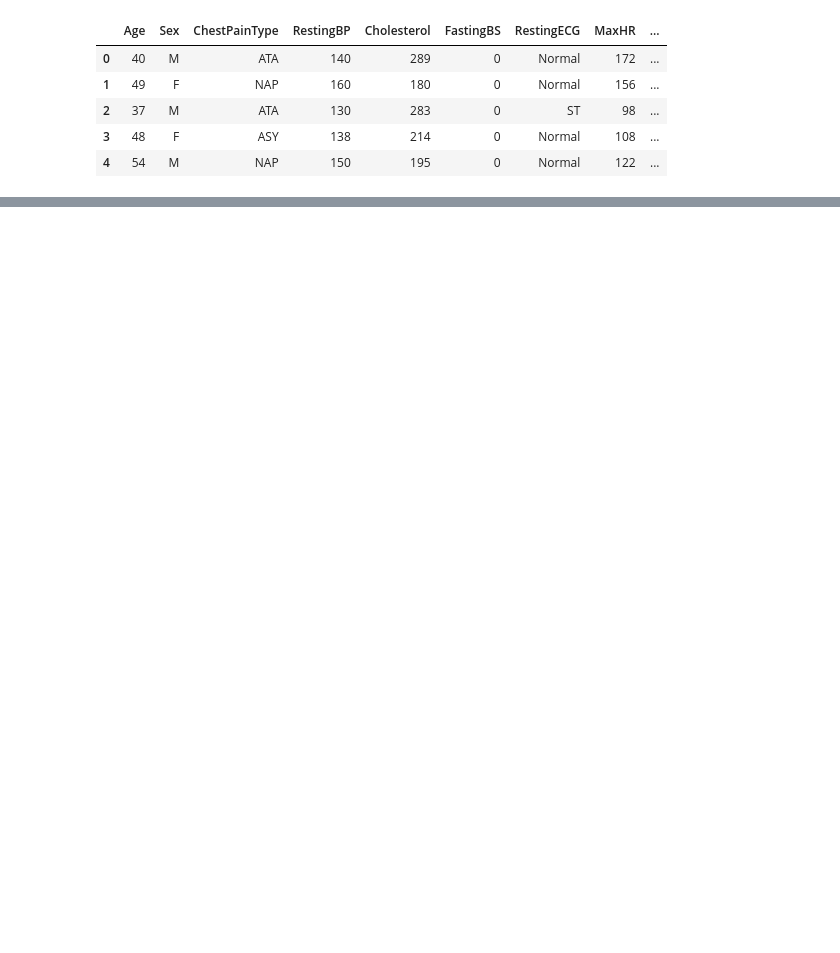
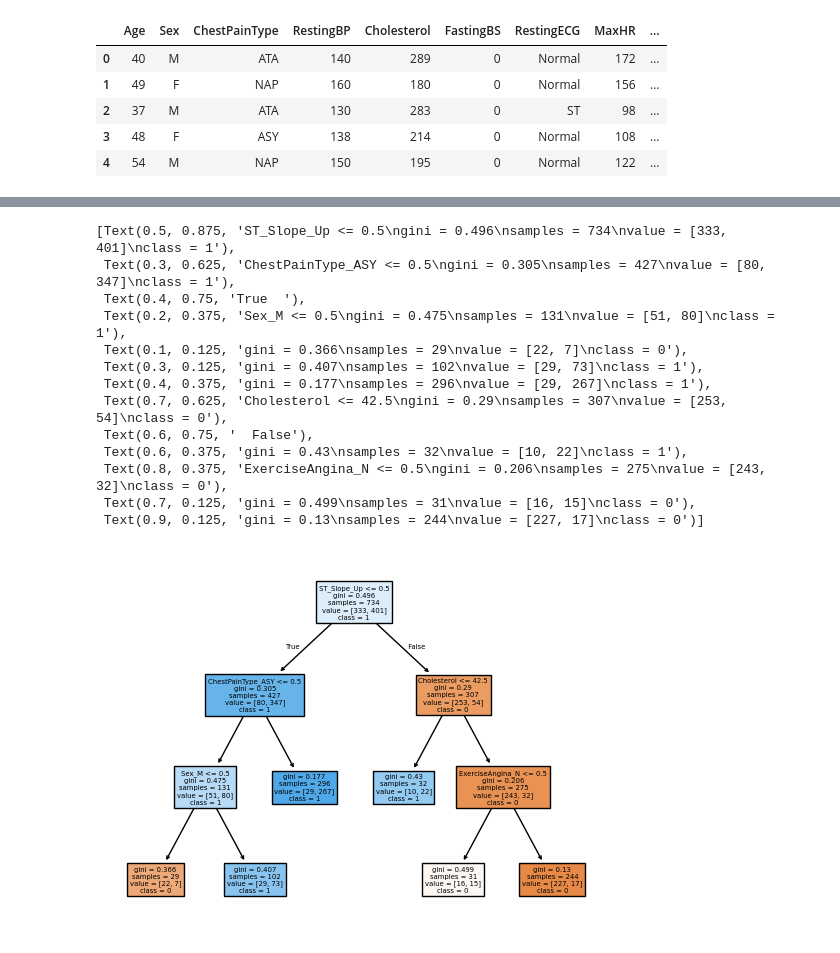
Before and after one commit to gracehecke/heartDiseaseStudy, a Jupyter notebook: heart_disease.ipynb, the cells around one changed output, grey strips where cells are left out. Drawn from its saved outputs; the diff is of its cells as text; code cells hidden in the pictures; blank space fills up the shorter version.

Commit message:
decision tree completed models with predictions, performance reports

```diff
--- a/heart_disease.ipynb
+++ b/heart_disease.ipynb
@@ -1,7 +1,7 @@
 # %%
 import pandas as pd
 
-heart = pd.read_csv('heart.csv')
+heart = pd.read_csv('heart_disease.csv')
 
 clean_heart = heart.dropna()
 
@@ -18,34 +18,40 @@ from sklearn import tree
 from sklearn.preprocessing import OneHotEncoder
 from sklearn.model_selection import train_test_split
 
-heart_tree = tree.DecisionTreeClassifier()
+heart_tree = tree.DecisionTreeClassifier(min_impurity_decrease=.01)
 
 categorical_cols = ['Sex', 'ChestPainType', 'RestingECG', 'ExerciseAngina', 'ST_Slope']
 
 x = clean_heart.drop('HeartDisease', axis=1)
 y = clean_heart['HeartDisease']
-
 x_train, x_test, y_train, y_test = train_test_split(x, y, test_size=.2, random_state=42)
 
 encoder = OneHotEncoder(sparse_output=False)
-encoded_x_train = encoder.fit_transform(x_train[categorical_cols])
-encoded_x_test = encoder.transform(x_test[categorical_cols])
+encoder.fit(x_train[categorical_cols])
 
-encoded_x_train = pd.DataFrame(encoded_x_train, index=x_train.index)
-encoded_x_test = pd.DataFrame(encoded_x_test, index=x_test.index)
+encoded_col_names = encoder.get_feature_names_out(categorical_cols)
 
-x_train = x_train.drop(categorical_cols, axis=1)
-x_test = x_test.drop(categorical_cols, axis=1)
+encoded_x_train = pd.DataFrame(
+    encoder.transform(x_train[categorical_cols]),
+    index=x_train.index,
+    columns=encoded_col_names
+)
+encoded_x_test = pd.DataFrame(
+    encoder.transform(x_test[categorical_cols]),
+    index=x_test.index,
+    columns=encoded_col_names
+)
 
-x_train = pd.concat([x_train, encoded_x_train], axis=1)
-x_test = pd.concat([x_test, encoded_x_test], axis=1)
+x_train = pd.concat([x_train.drop(categorical_cols, axis=1), encoded_x_train], axis=1)
+x_test  = pd.concat([x_test .drop(categorical_cols, axis=1), encoded_x_test ], axis=1)
 
-x_train.columns = x_train.columns.astype(str)
-x_test.columns = x_test.columns.astype(str)
 
+heart_tree = tree.DecisionTreeClassifier(min_impurity_decrease=.01)
 heart_tree.fit(x_train, y_train)
 
 tree_text = tree.export_text(heart_tree, feature_names=list(x_train.columns))
+print(tree_text)
 
-print(tree_text)
+tree.plot_tree(heart_tree, feature_names=list(x_train.columns), class_names=["0","1"],
+                   filled=True)
 # %% [output]
@@ -68,0 +74,14 @@ print(tree_text)
+[Text(0.5, 0.875, 'ST_Slope_Up <= 0.5\ngini = 0.496\nsamples = 734\nvalue = [333, 401]\nclass = 1'),
+ Text(0.3, 0.625, 'ChestPainType_ASY <= 0.5\ngini = 0.305\nsamples = 427\nvalue = [80, 347]\nclass = 1'),
+ Text(0.4, 0.75, 'True  '),
+ Text(0.2, 0.375, 'Sex_M <= 0.5\ngini = 0.475\nsamples = 131\nvalue = [51, 80]\nclass = 1'),
+ Text(0.1, 0.125, 'gini = 0.366\nsamples = 29\nvalue = [22, 7]\nclass = 0'),
+ Text(0.3, 0.125, 'gini = 0.407\nsamples = 102\nvalue = [29, 73]\nclass = 1'),
+ Text(0.4, 0.375, 'gini = 0.177\nsamples = 296\nvalue = [29, 267]\nclass = 1'),
+ Text(0.7, 0.625, 'Cholesterol <= 42.5\ngini = 0.29\nsamples = 307\nvalue = [253, 54]\nclass = 0'),
+ Text(0.6, 0.75, '  False'),
+ Text(0.6, 0.375, 'gini = 0.43\nsamples = 32\nvalue = [10, 22]\nclass = 1'),
+ Text(0.8, 0.375, 'ExerciseAngina_N <= 0.5\ngini = 0.206\nsamples = 275\nvalue = [243, 32]\nclass = 0'),
+ Text(0.7, 0.125, 'gini = 0.499\nsamples = 31\nvalue = [16, 15]\nclass = 0'),
+ Text(0.9, 0.125, 'gini = 0.13\nsamples = 244\nvalue = [227, 17]\nclass = 0')]
+[figure, added]
```
Also changed, not shown: parts of 5 cells of this notebook, 2 other files.
